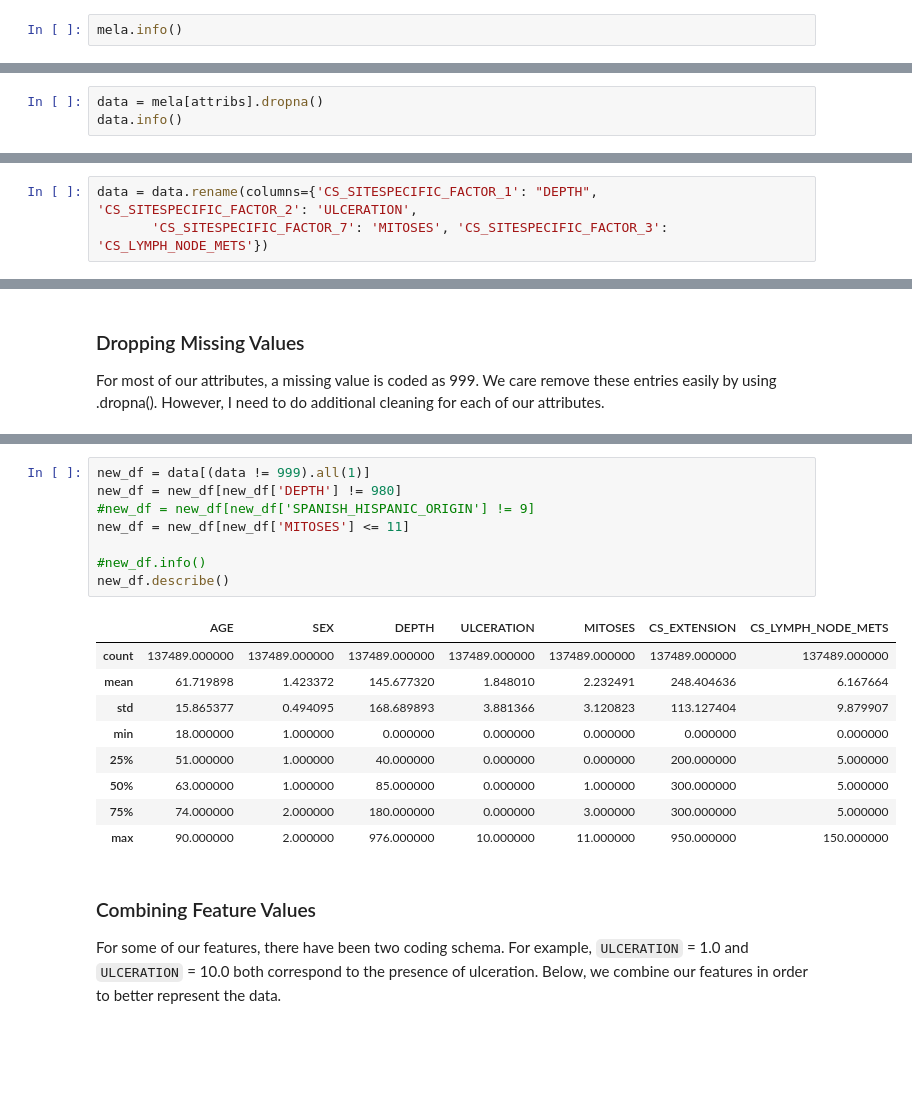
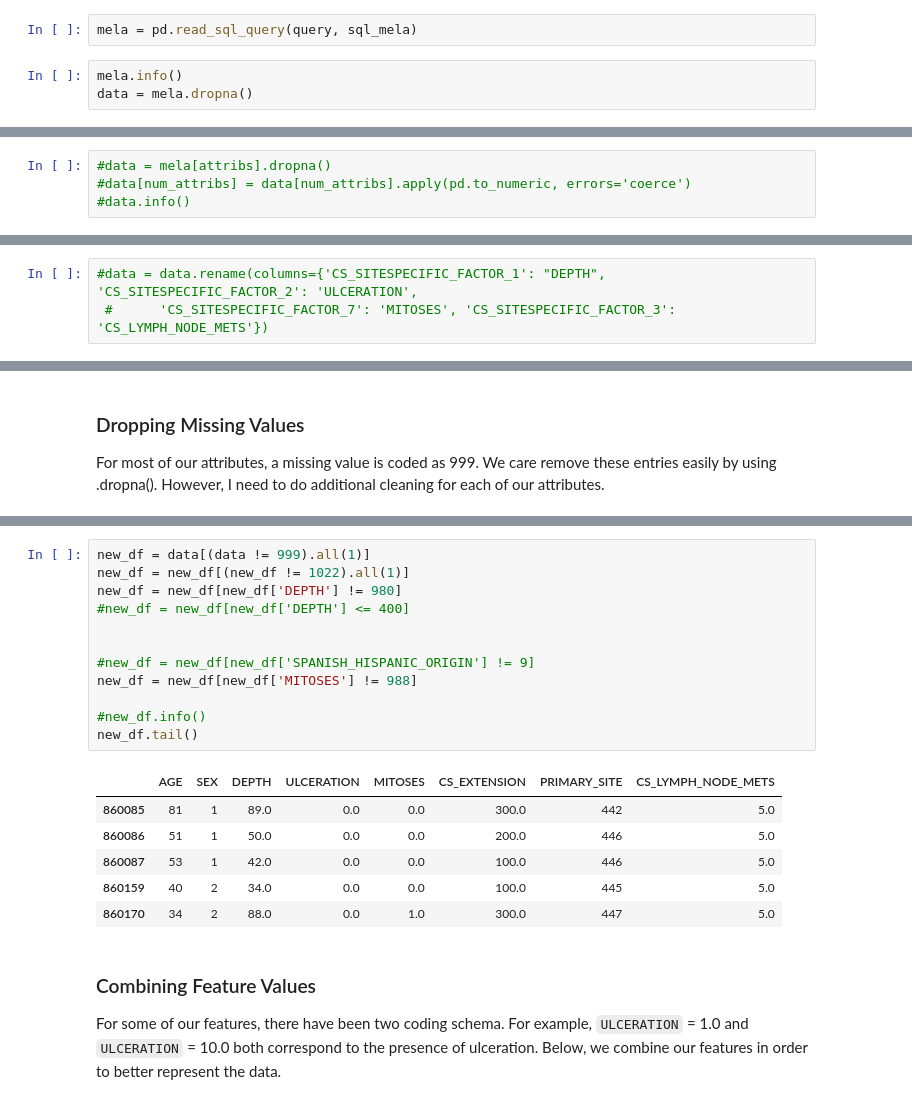
Before and after one commit to karenlarson/MelanomaSentinel, a Jupyter notebook: MelanomaSentinel.ipynb, the cells around one changed output, grey strips where cells are left out. Drawn from its saved outputs; the diff is of its cells as text; blank space fills up the shorter version.

```diff
--- a/MelanomaSentinel.ipynb
+++ b/MelanomaSentinel.ipynb
@@ -34,4 +27,7 @@ array(['PUF_CASE_ID', 'PUF_FACILITY_ID', 'FACILITY_TYPE_CD',
+# %%
+mela = pd.read_sql_query(query, sql_mela)
 # %%
 mela.info()
+data = mela.dropna()
 # %% [output]
 <class 'pandas.core.frame.DataFrame'>
@@ -80,5 +88,6 @@ attribs = ['AGE', 'SEX', 'CS_SITESPECIFIC_FACTOR_1', 'CS_SITESPECIFIC_FACTOR_2',
 #attribs = ['AGE', 'SEX', 'CS_SITESPECIFIC_FACTOR_1', 'CS_SITESPECIFIC_FACTOR_2',
 #           'CS_SITESPECIFIC_FACTOR_7', 'CS_EXTENSION', 'PRIMARY_SITE', 'TNM_PATH_N']
 # %%
-data = mela[attribs].dropna()
-data.info()
+#data = mela[attribs].dropna()
+#data[num_attribs] = data[num_attribs].apply(pd.to_numeric, errors='coerce')
+#data.info()
@@ -101,8 +94,8 @@ memory usage: 35.6+ MB
 # %%
 #data['SPANISH_HISPANIC_ORIGIN'].value_counts() #9 means unknown if HISPANIC, 99 FOR RACE MEANS RACE UNKNOWN
 # %%
-data = data.rename(columns={'CS_SITESPECIFIC_FACTOR_1': "DEPTH", 'CS_SITESPECIFIC_FACTOR_2': 'ULCERATION',
-       'CS_SITESPECIFIC_FACTOR_7': 'MITOSES', 'CS_SITESPECIFIC_FACTOR_3': 'CS_LYMPH_NODE_METS'})
+#data = data.rename(columns={'CS_SITESPECIFIC_FACTOR_1': "DEPTH", 'CS_SITESPECIFIC_FACTOR_2': 'ULCERATION',
+ #      'CS_SITESPECIFIC_FACTOR_7': 'MITOSES', 'CS_SITESPECIFIC_FACTOR_3': 'CS_LYMPH_NODE_METS'})
 # %%
 #attribs = ['AGE', 'SEX', 'RACE', 'SPANISH_HISPANIC_ORIGIN', 'DEPTH', 'ULCERATION',
 #           'MITOSES', 'CS_EXTENSION', 'PRIMARY_SITE', 'REGIONAL_NODES_POSITIVE']
@@ -117,21 +126,22 @@ For most of our attributes, a missing value is coded as 999. We care remove thes
 # %%
 new_df = data[(data != 999).all(1)]
+new_df = new_df[(new_df != 1022).all(1)]
 new_df = new_df[new_df['DEPTH'] != 980]
+#new_df = new_df[new_df['DEPTH'] <= 400]
+
+
 #new_df = new_df[new_df['SPANISH_HISPANIC_ORIGIN'] != 9]
-new_df = new_df[new_df['MITOSES'] <= 11]
+new_df = new_df[new_df['MITOSES'] != 988]
 
 #new_df.info()
-new_df.describe()
+new_df.tail()
 # %% [output]
-|  | AGE | SEX | DEPTH | ULCERATION | MITOSES | CS_EXTENSION | CS_LYMPH_NODE_METS |
-| count | 137489.000000 | 137489.000000 | 137489.000000 | 137489.000000 | 137489.000000 | 137489.000000 | 137489.000000 |
-| mean | 61.719898 | 1.423372 | 145.677320 | 1.848010 | 2.232491 | 248.404636 | 6.167664 |
-| std | 15.865377 | 0.494095 | 168.689893 | 3.881366 | 3.120823 | 113.127404 | 9.879907 |
-| min | 18.000000 | 1.000000 | 0.000000 | 0.000000 | 0.000000 | 0.000000 | 0.000000 |
-| 25% | 51.000000 | 1.000000 | 40.000000 | 0.000000 | 0.000000 | 200.000000 | 5.000000 |
-| 50% | 63.000000 | 1.000000 | 85.000000 | 0.000000 | 1.000000 | 300.000000 | 5.000000 |
-| 75% | 74.000000 | 2.000000 | 180.000000 | 0.000000 | 3.000000 | 300.000000 | 5.000000 |
-| max | 90.000000 | 2.000000 | 976.000000 | 10.000000 | 11.000000 | 950.000000 | 150.000000 |
+|  | AGE | SEX | DEPTH | ULCERATION | MITOSES | CS_EXTENSION | PRIMARY_SITE | CS_LYMPH_NODE_METS |
+| 860085 | 81 | 1 | 89.0 | 0.0 | 0.0 | 300.0 | 442 | 5.0 |
+| 860086 | 51 | 1 | 50.0 | 0.0 | 0.0 | 200.0 | 446 | 5.0 |
+| 860087 | 53 | 1 | 42.0 | 0.0 | 0.0 | 100.0 | 446 | 5.0 |
+| 860159 | 40 | 2 | 34.0 | 0.0 | 0.0 | 100.0 | 445 | 5.0 |
+| 860170 | 34 | 2 | 88.0 | 0.0 | 1.0 | 300.0 | 447 | 5.0 |
 # %% [markdown]
 ### Combining Feature Values
 For some of our features, there have been two coding schema. For example, `ULCERATION` = 1.0 and `ULCERATION` = 10.0 both correspond to the presence of ulceration. Below, we combine our features in order to better represent the data.
```
Also changed, not shown: parts of 52 cells of this notebook.
